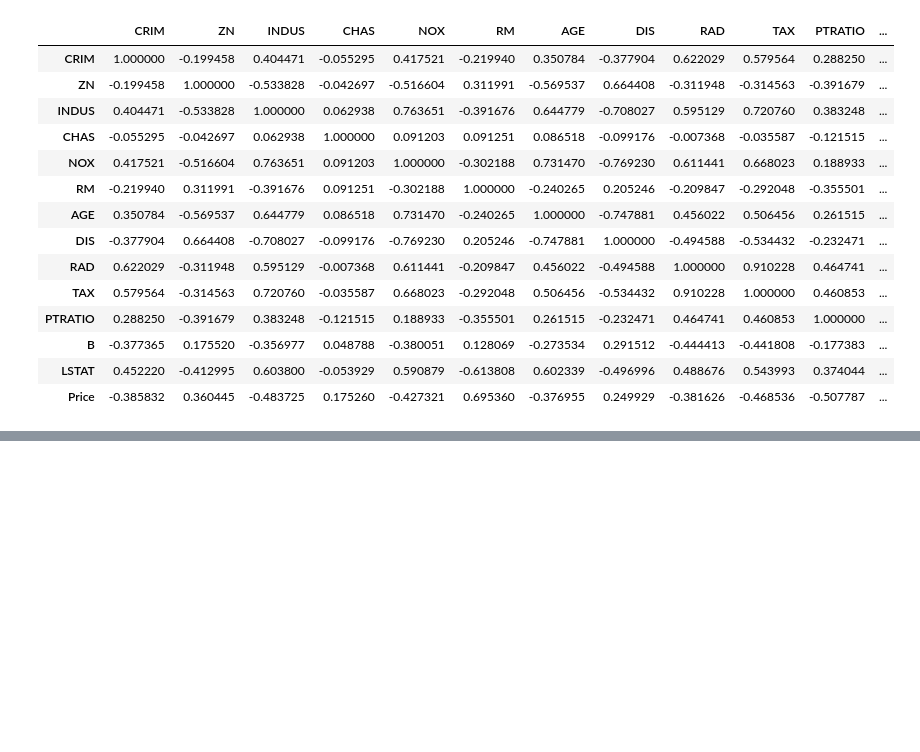
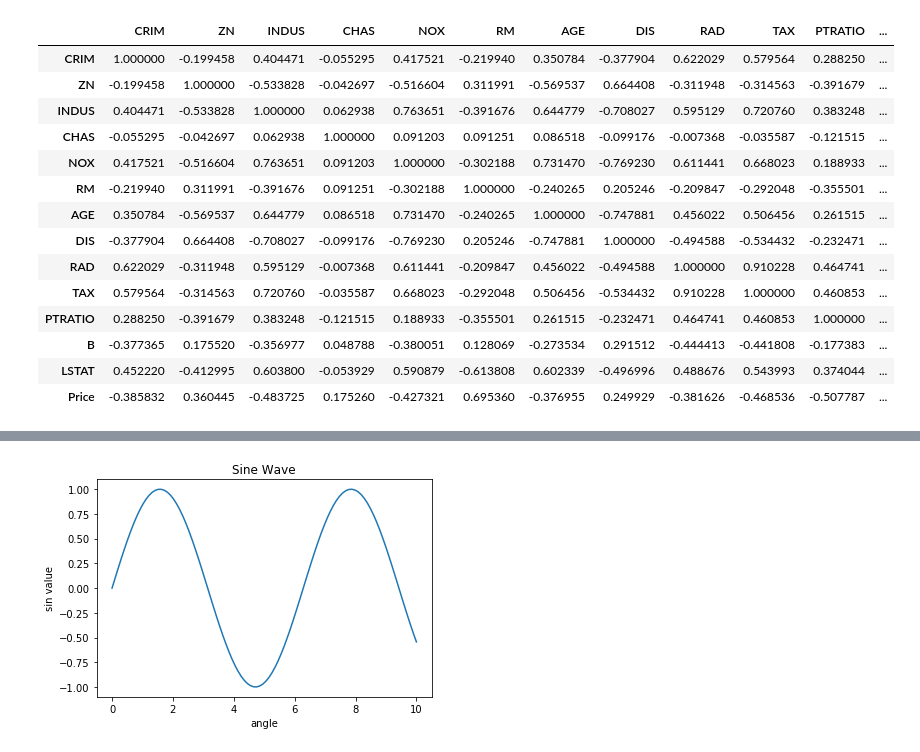
Before and after one commit to glenchiridza/ml_chp1_concepts, a Jupyter notebook: cp1.ipynb, the cells around one changed output, grey strips where cells are left out. Saved outputs shown, nothing was run; the diff lists cells and outputs as text; code cells hidden in the pictures; blank space fills up the shorter version.

```diff
--- a/cp1.ipynb
+++ b/cp1.ipynb
@@ -601,0 +686,9 @@ boston_df.corr()
+# %%
+# adding title
+plt.plot(x,y)
+plt.xlabel("angle")
+plt.ylabel("sin value")
+plt.title("Sine Wave")
+plt.show()
+# %% [output]
+[figure, added]
```
Also changed, not shown: parts of 16 cells of this notebook.
